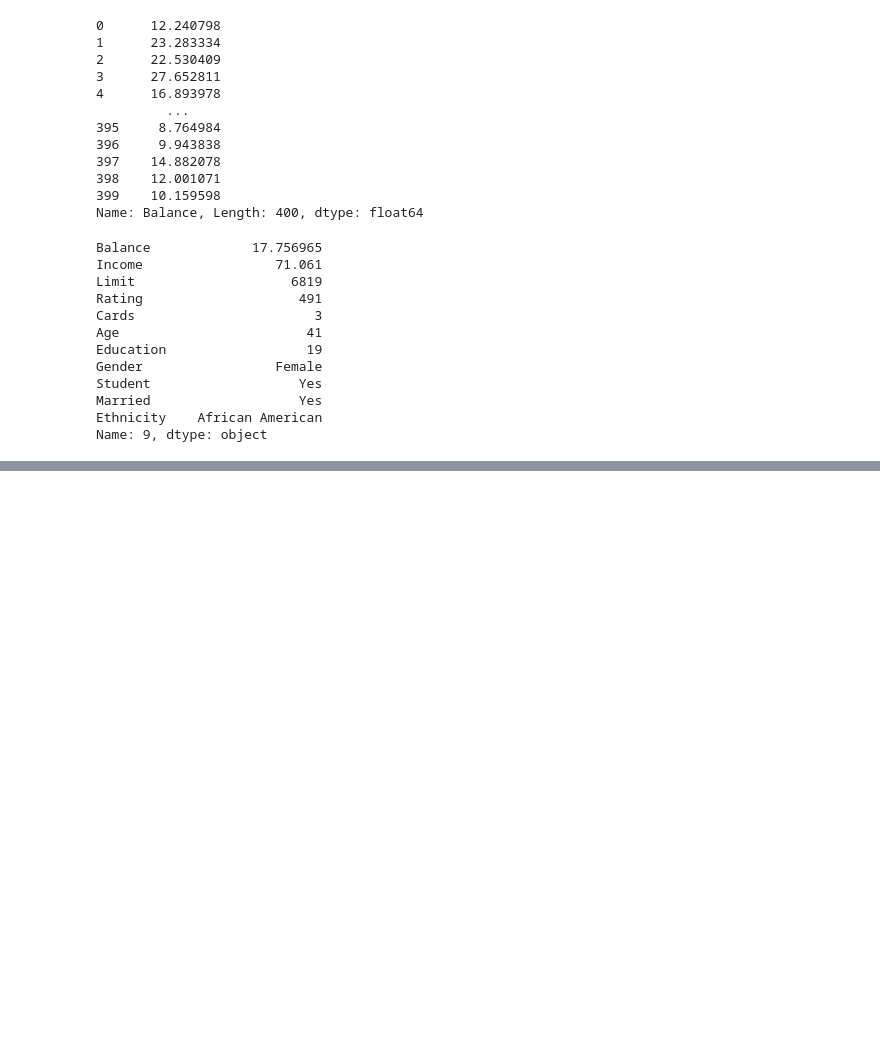
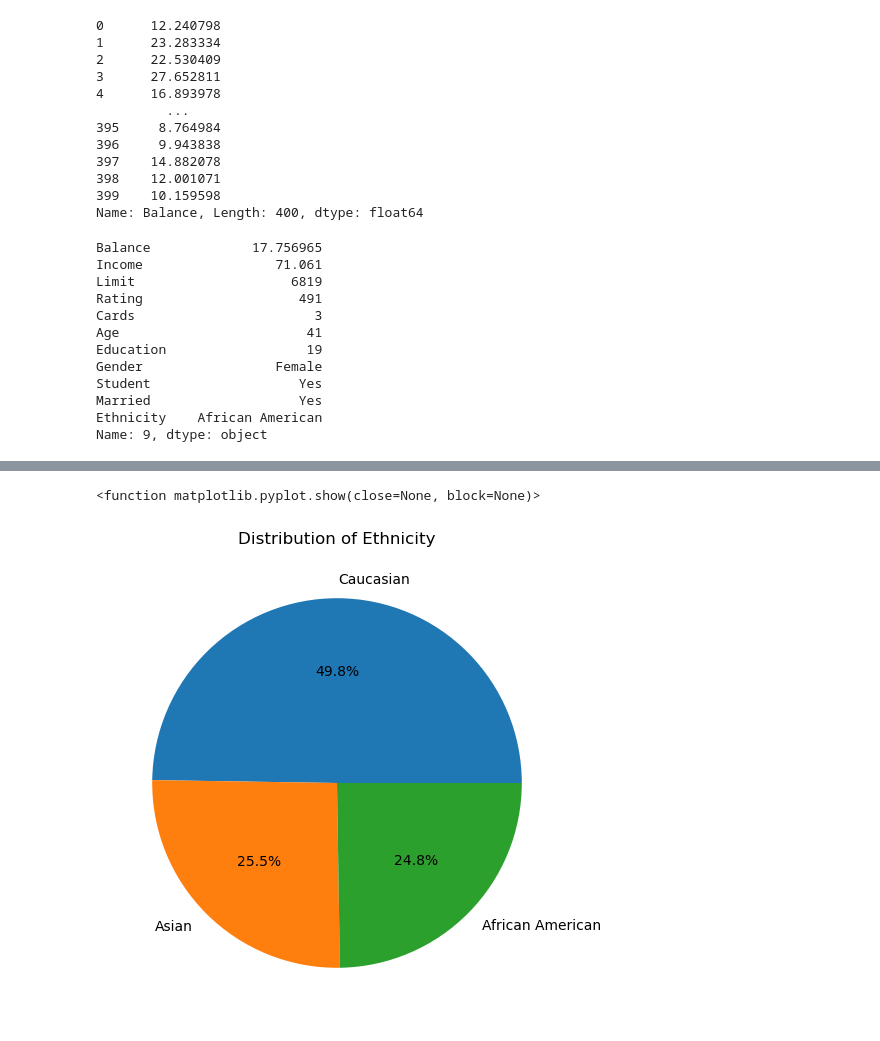
Before and after one commit to Benfam/Visualization, a Jupyter notebook: Datasets Task.ipynb, the cells around one changed output, grey strips where cells are left out. Saved outputs shown, nothing was run; the diff lists cells and outputs as text; code cells hidden in the pictures; blank space fills up the shorter version.

```diff
--- a/Datasets Task.ipynb
+++ b/Datasets Task.ipynb
@@ -148,0 +184,17 @@ Name: 9, dtype: object
+# %%
+#Pie chart to display the ethnicity
+ethn_counts = balance['Ethnicity'].value_counts()
+ethn_counts.head()
+
+plt.figure(figsize =(8,6))
+plt.pie(ethn_counts, labels = ethn_counts.index, autopct='%1.1f%%')
+#Add title
+plt.title('Distribution of Ethnicity')
+#Show the plot
+plt.show
+
+
+plt.show
+# %% [output]
+<function matplotlib.pyplot.show(close=None, block=None)>
+[figure, added]
```
Also changed, not shown: parts of 13 cells of this notebook.
